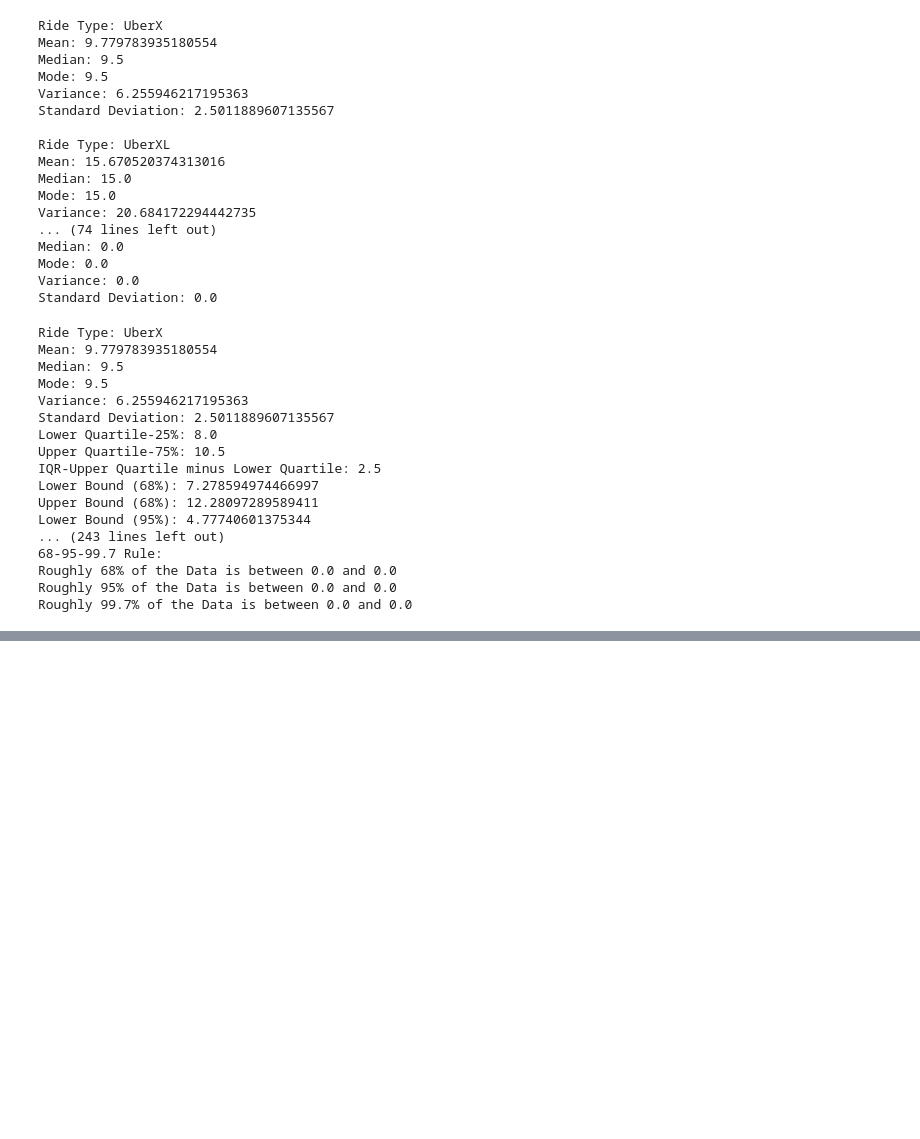
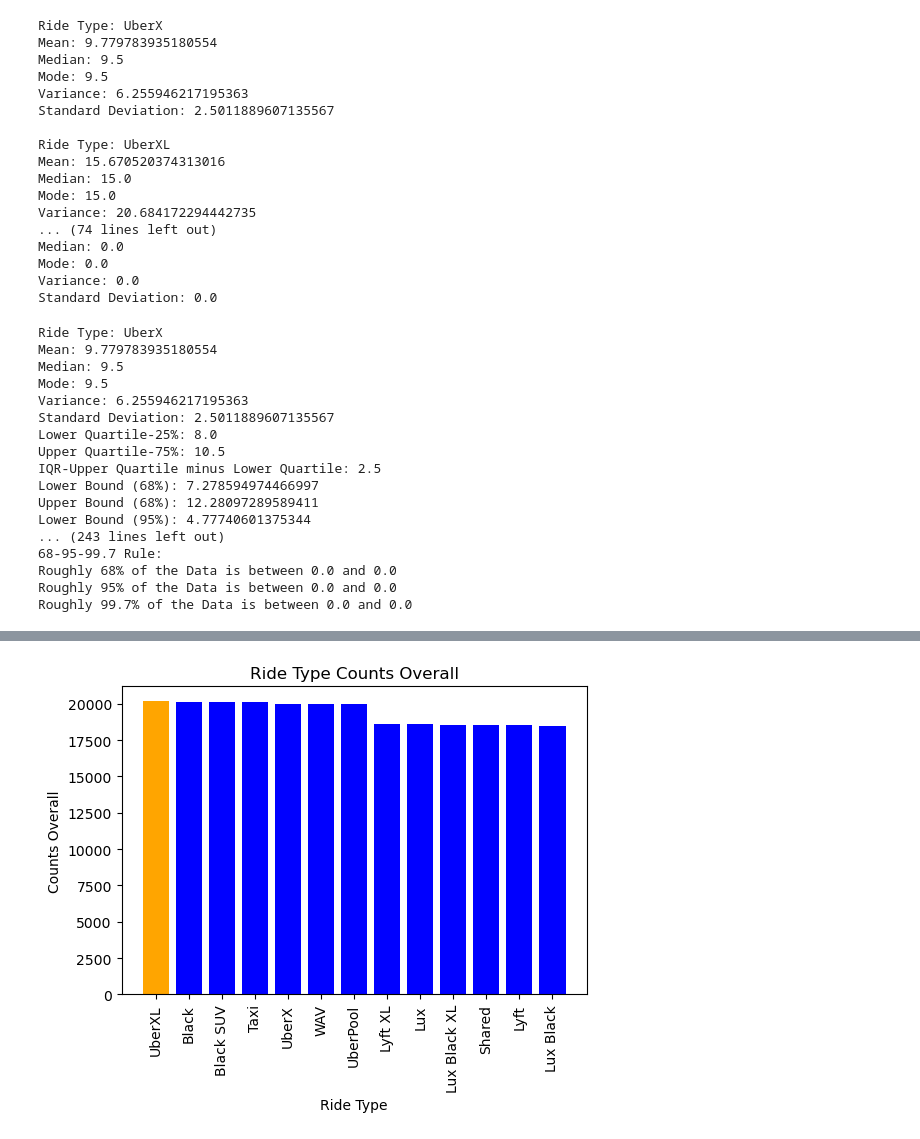
Before and after one commit to marnaji/Project-1, a Jupyter notebook: main.ipynb, the cells around one changed output, grey strips where cells are left out. Drawn from its saved outputs; the diff is of its cells as text; code cells hidden in the pictures; blank space fills up the shorter version.

```diff
--- a/main.ipynb
+++ b/main.ipynb
@@ -1368,0 +1941,85 @@ Roughly 99.7% of the Data is between 0.0 and 0.0
+# %%
+import matplotlib.pyplot as plt
+
+# Ride type counts overall data
+ride_type_counts = {
+	"UberXL": 20197,
+	"Black": 20125,
+	"Black SUV": 20109,
+	"Taxi": 20098,
+	"UberX": 19994,
+	"WAV": 19980,
+	"UberPool": 19963,
+	"Lyft XL": 18644,
+	"Lux": 18586,
+	"Lux Black XL": 18579,
+	"Shared": 18560,
+	"Lyft": 18534,
+	"Lux Black": 18458
+}
+
+# Total revenue by ride type data
+total_revenue = {
+	"Black SUV": 607876.50,
+	"Lux Black XL": 600229.50,
+	"Lux Black": 424461.20,
+	"Black": 412885.00,
+	"Lux": 330299.00,
+	"UberXL": 316497.50,
+	"Lyft XL": 285467.10,
+	"WAV": 195575.00,
+	"UberX": 195537.00,
+	"Lyft": 178235.35,
+	"UberPool": 174393.00,
+	"Shared": 111763.00,
+	"Taxi": 0.00  # Updated value
+}
+
+# Mean revenue by ride type distance data
+mean_revenue_by_distance = {
+	"Lux Black XL": 14.82,
+	"Black SUV": 13.89,
+	"Lux Black": 10.57,
+	"Black": 9.37,
+	"Lux": 8.14,
+	"UberXL": 7.16,
+	"Lyft XL": 7.01,
+	"WAV": 4.45,
+	"UberX": 4.48,
+	"Lyft": 4.40,
+	"UberPool": 4.01,
+	"Shared": 2.76,  # Updated value
+	"Taxi": 0.00  # New ride type
+}
+
+# Create the first bar chart (Ride type counts overall)
+plt.figure(figsize=(6, 4))
+colors = ['orange' if k == 'UberXL' else 'blue' for k in ride_type_counts.keys()]
+plt.bar(ride_type_counts.keys(), ride_type_counts.values(), color=colors)
+plt.xlabel('Ride Type')
+plt.ylabel('Counts Overall')
+plt.title('Ride Type Counts Overall')
+plt.xticks(rotation=90)
+plt.show()
+
+# Create the second bar chart (Total revenue by ride type)
+plt.figure(figsize=(6, 4))
+colors = ['orange' if k == 'UberXL' else 'blue' for k in total_revenue.keys()]
+plt.bar(total_revenue.keys(), total_revenue.values(), color=colors)
+plt.xlabel('Ride Type')
+plt.ylabel('Total Revenue ($)')
+plt.title('Total Revenue by Ride Type')
+plt.xticks(rotation=90)
+plt.show()
+
+# Create the third bar chart (Mean revenue by ride type distance)
+plt.figure(figsize=(6, 4))
+colors = ['orange' if k == 'UberXL' else 'blue' for k in mean_revenue_by_distance.keys()]
+plt.bar(mean_revenue_by_distance.keys(), mean_revenue_by_distance.values(), color=colors)
+plt.xlabel('Ride Type')
+plt.ylabel('Revenue per Mile ($)')
+plt.title('Mean Revenue by Ride Type Distance')
+plt.xticks(rotation=90)
+plt.show()
+# %% [output]
+[figure, added]
```
Also changed, not shown: parts of 46 cells of this notebook.
